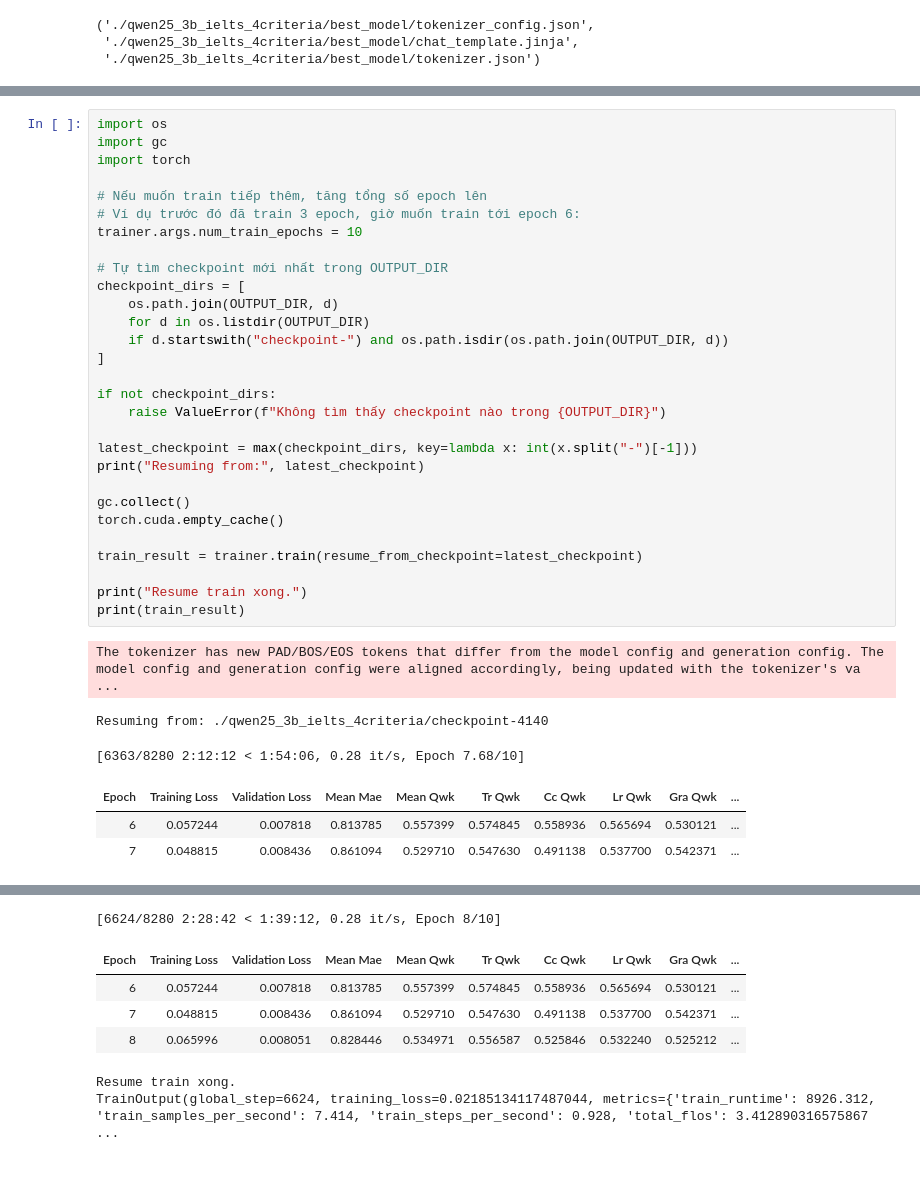
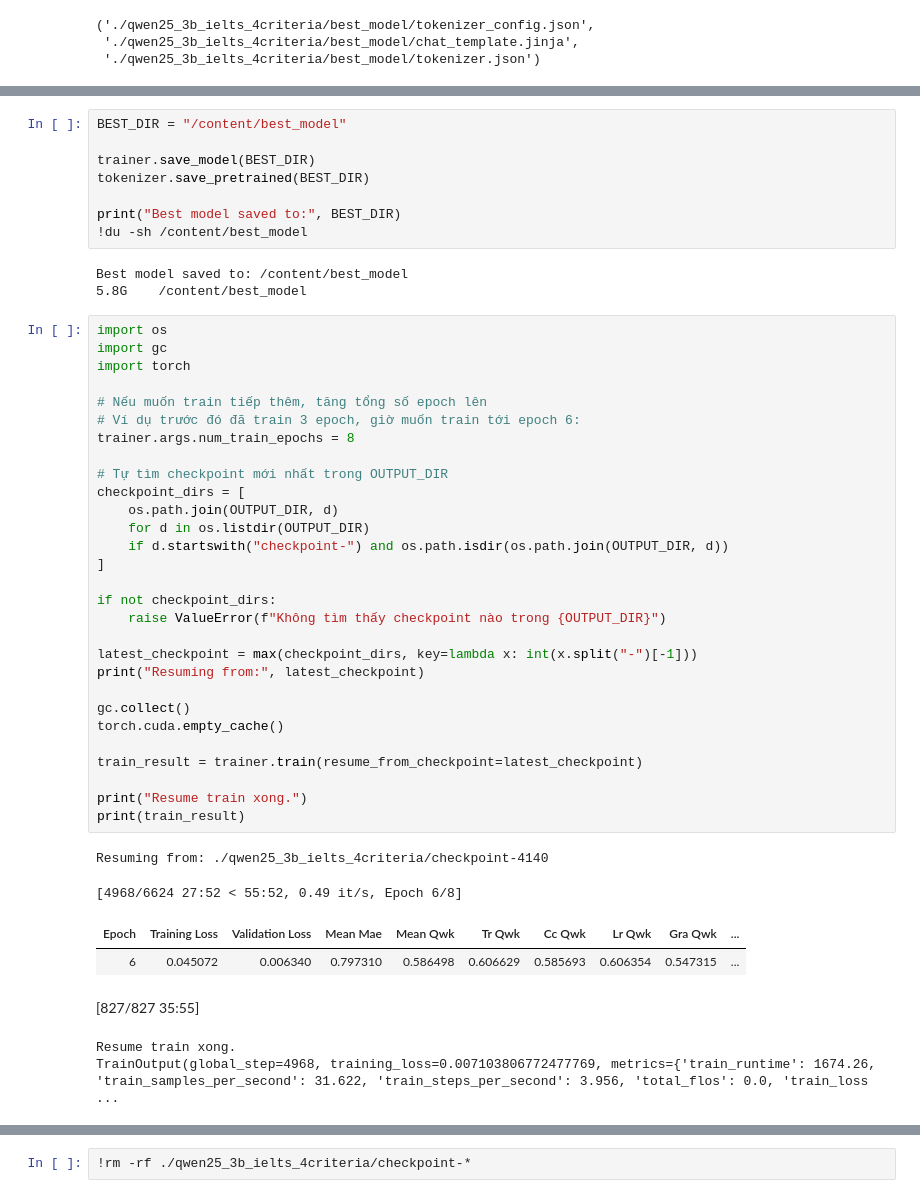
Before and after one commit to ChuTungDuongg/IELTS-Writing-Evals, a Jupyter notebook: further_test/qwen_3b_10epochs_grammar.ipynb, the cells around one changed output, grey strips where cells are left out. Cells and saved outputs as stored; diff of their text form; blank space fills up the shorter version.

```diff
--- a/further_test/qwen_3b_10epochs_grammar.ipynb
+++ b/further_test/qwen_3b_10epochs_grammar.ipynb
@@ -632,36 +673,48 @@ Model zipped and saved to Google Drive!
+# %%
+BEST_DIR = "/content/best_model"
+
+trainer.save_model(BEST_DIR)
+tokenizer.save_pretrained(BEST_DIR)
+
+print("Best model saved to:", BEST_DIR)
+!du -sh /content/best_model
+# %% [output]
+Best model saved to: /content/best_model
+5.8G    /content/best_model
 # %%
 import os
 import gc
 import torch
 
 # Nếu muốn train tiếp thêm, tăng tổng số epoch lên
 # Ví dụ trước đó đã train 3 epoch, giờ muốn train tới epoch 6:
-trainer.args.num_train_epochs = 10
+trainer.args.num_train_epochs = 8
 
 # Tự tìm checkpoint mới nhất trong OUTPUT_DIR
 checkpoint_dirs = [
     os.path.join(OUTPUT_DIR, d)
     for d in os.listdir(OUTPUT_DIR)
     if d.startswith("checkpoint-") and os.path.isdir(os.path.join(OUTPUT_DIR, d))
 ]
 
 if not checkpoint_dirs:
     raise ValueError(f"Không tìm thấy checkpoint nào trong {OUTPUT_DIR}")
 
 latest_checkpoint = max(checkpoint_dirs, key=lambda x: int(x.split("-")[-1]))
 print("Resuming from:", latest_checkpoint)
 
 gc.collect()
 torch.cuda.empty_cache()
 
 train_result = trainer.train(resume_from_checkpoint=latest_checkpoint)
 
 print("Resume train xong.")
 print(train_result)
 # %% [output]
-The tokenizer has new PAD/BOS/EOS tokens that differ from the model config and generation config. The model config and generation config were aligned accordingly, being updated with the tokenizer's va ...
+Resuming from: ./qwen25_3b_ielts_4criteria/checkpoint-4140
-Resuming from: ./qwen25_3b_ielts_4criteria/checkpoint-4140
+[4968/6624 27:52 < 55:52, 0.49 it/s, Epoch 6/8]
+| Epoch | Training Loss | Validation Loss | Mean Mae | Mean Qwk | Tr Qwk | Cc Qwk | Lr Qwk | Gra Qwk | ... |
+| 6 | 0.045072 | 0.006340 | 0.797310 | 0.586498 | 0.606629 | 0.585693 | 0.606354 | 0.547315 | ... |
+[827/827 35:55]
-[6363/8280 2:12:12 < 1:54:06, 0.28 it/s, Epoch 7.68/10]
+Resume train xong.
+TrainOutput(global_step=4968, training_loss=0.007103806772477769, metrics={'train_runtime': 1674.26, 'train_samples_per_second': 31.622, 'train_steps_per_second': 3.956, 'total_flos': 0.0, 'train_loss ...
-| Epoch | Training Loss | Validation Loss | Mean Mae | Mean Qwk | Tr Qwk | Cc Qwk | Lr Qwk | Gra Qwk | ... |
-| 6 | 0.057244 | 0.007818 | 0.813785 | 0.557399 | 0.574845 | 0.558936 | 0.565694 | 0.530121 | ... |
-| 7 | 0.048815 | 0.008436 | 0.861094 | 0.529710 | 0.547630 | 0.491138 | 0.537700 | 0.542371 | ... |
@@ -670,7 +721,2 @@ WARNING:huggingface_hub.utils._http:Warning: You are sending unauthenticated req
-[6624/8280 2:28:42 < 1:39:12, 0.28 it/s, Epoch 8/10]
-| Epoch | Training Loss | Validation Loss | Mean Mae | Mean Qwk | Tr Qwk | Cc Qwk | Lr Qwk | Gra Qwk | ... |
-| 6 | 0.057244 | 0.007818 | 0.813785 | 0.557399 | 0.574845 | 0.558936 | 0.565694 | 0.530121 | ... |
-| 7 | 0.048815 | 0.008436 | 0.861094 | 0.529710 | 0.547630 | 0.491138 | 0.537700 | 0.542371 | ... |
-| 8 | 0.065996 | 0.008051 | 0.828446 | 0.534971 | 0.556587 | 0.525846 | 0.532240 | 0.525212 | ... |
-Resume train xong.
-TrainOutput(global_step=6624, training_loss=0.02185134117487044, metrics={'train_runtime': 8926.312, 'train_samples_per_second': 7.414, 'train_steps_per_second': 0.928, 'total_flos': 3.412890316575867 ...
+# %%
+!rm -rf ./qwen25_3b_ielts_4criteria/checkpoint-*
```
Also changed, not shown: parts of 13 cells of this notebook.
